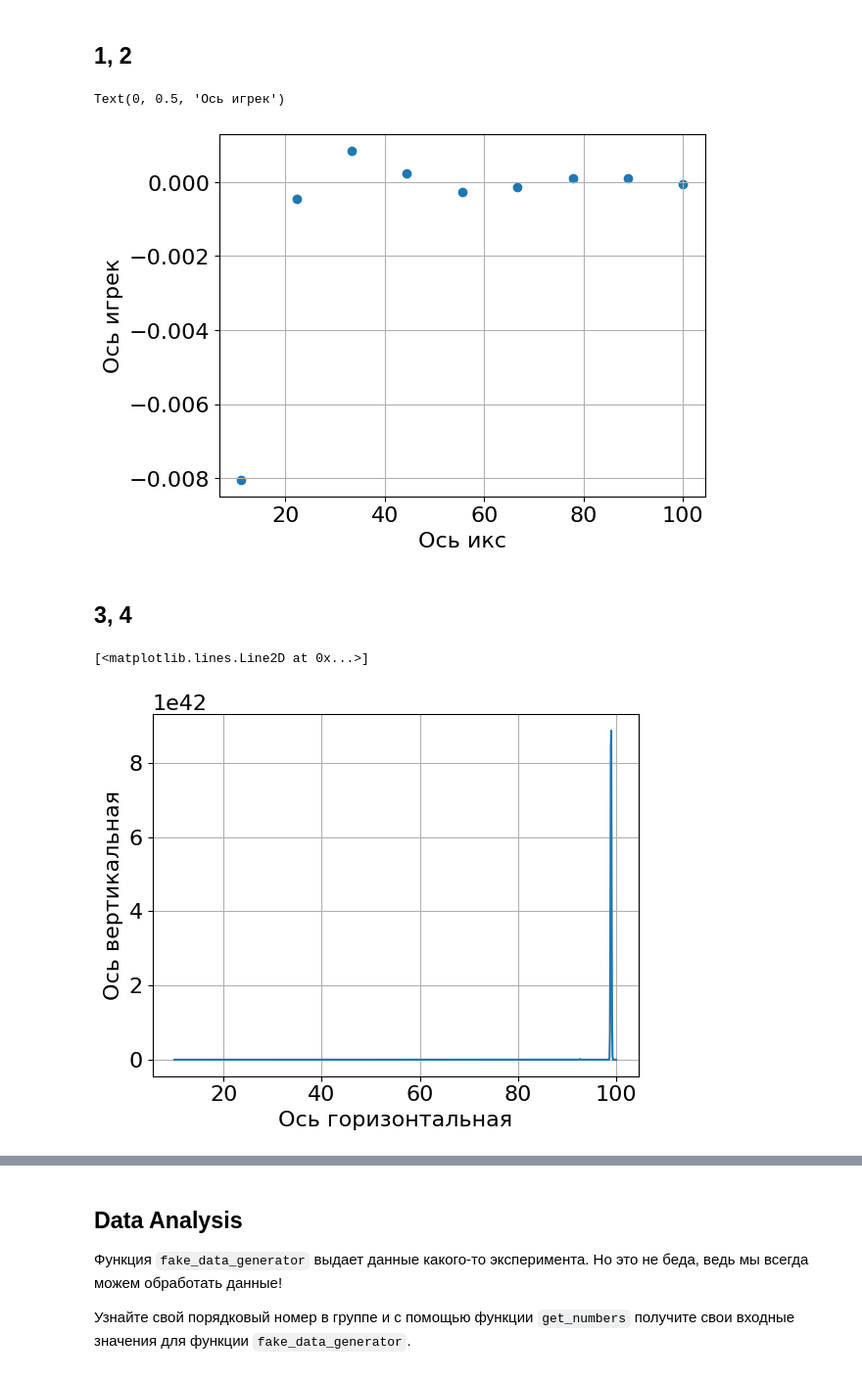
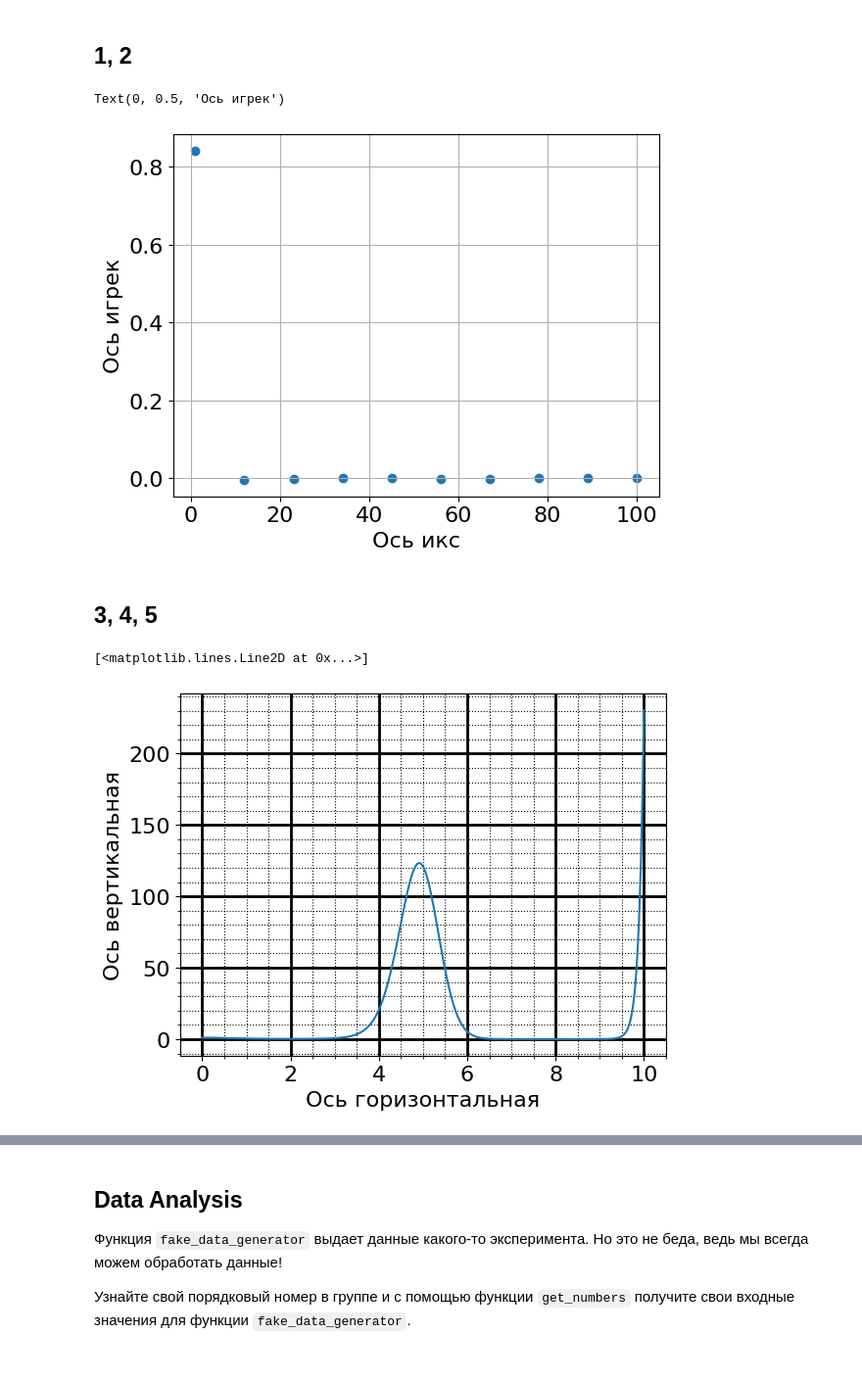
Before and after one commit to OhNoMyRook/python_22, a Jupyter notebook: Classwork-04/lpr2022_lab4.ipynb, the cells around one changed output, grey strips where cells are left out. Shown: that part at 98% size. Drawn from its saved outputs; the diff is of its cells as text; code cells hidden in the pictures.

```diff
--- a/Classwork-04/lpr2022_lab4.ipynb
+++ b/Classwork-04/lpr2022_lab4.ipynb
@@ -395,23 +394,29 @@ plt.plot(x,y,"k--", label="Синия линия") # "k--" --- черная пр
 ## 1, 2
 # %%
 plt.grid()
-x = np.linspace (0, 100, 10)
+x = np.linspace (1, 100, 10)
 y = x**(-2)*np.sin(x)
 plt.scatter (x, y)
 plt.xlabel("Ось икс")
 plt.ylabel("Ось игрек")
 # %% [output]
 Text(0, 0.5, 'Ось игрек')
-[figure, old version]
+[figure, new version]
 # %% [markdown]
-## 3, 4
+## 3, 4, 5
 # %%
-plt.grid()
+plt.minorticks_on()
+plt.grid(which='major',
+        color = 'k',
+        linewidth = 2)
+plt.grid(which='minor',
+        color = 'k',
+        linestyle = ':')
 plt.xlabel("Ось горизонтальная")
 plt.ylabel("Ось вертикальная")
-x = np.linspace (10, 100, 1000)
+x = np.linspace (0, 10, 1000) #уменьшил диапазон, так как иначе график трудно отличим от прямой с резким скачком
 y = np.exp(-x*np.sin(x))
 plt.plot(x, y)
 # %% [output]
 [<matplotlib.lines.Line2D at 0x...>]
-[figure, old version]
+[figure, new version]
```
Also changed, not shown: parts of 6 cells of this notebook, 1 other file.
